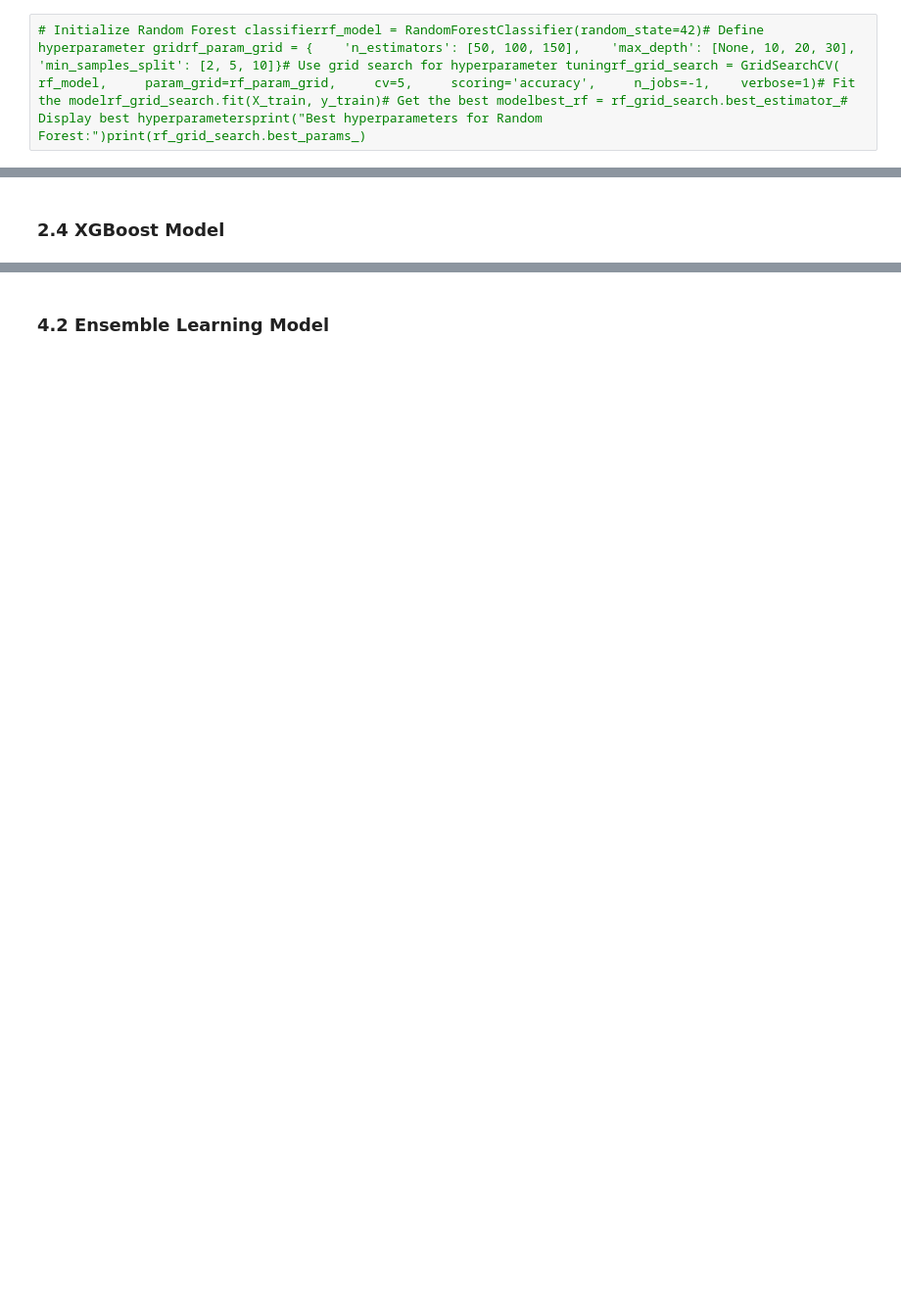
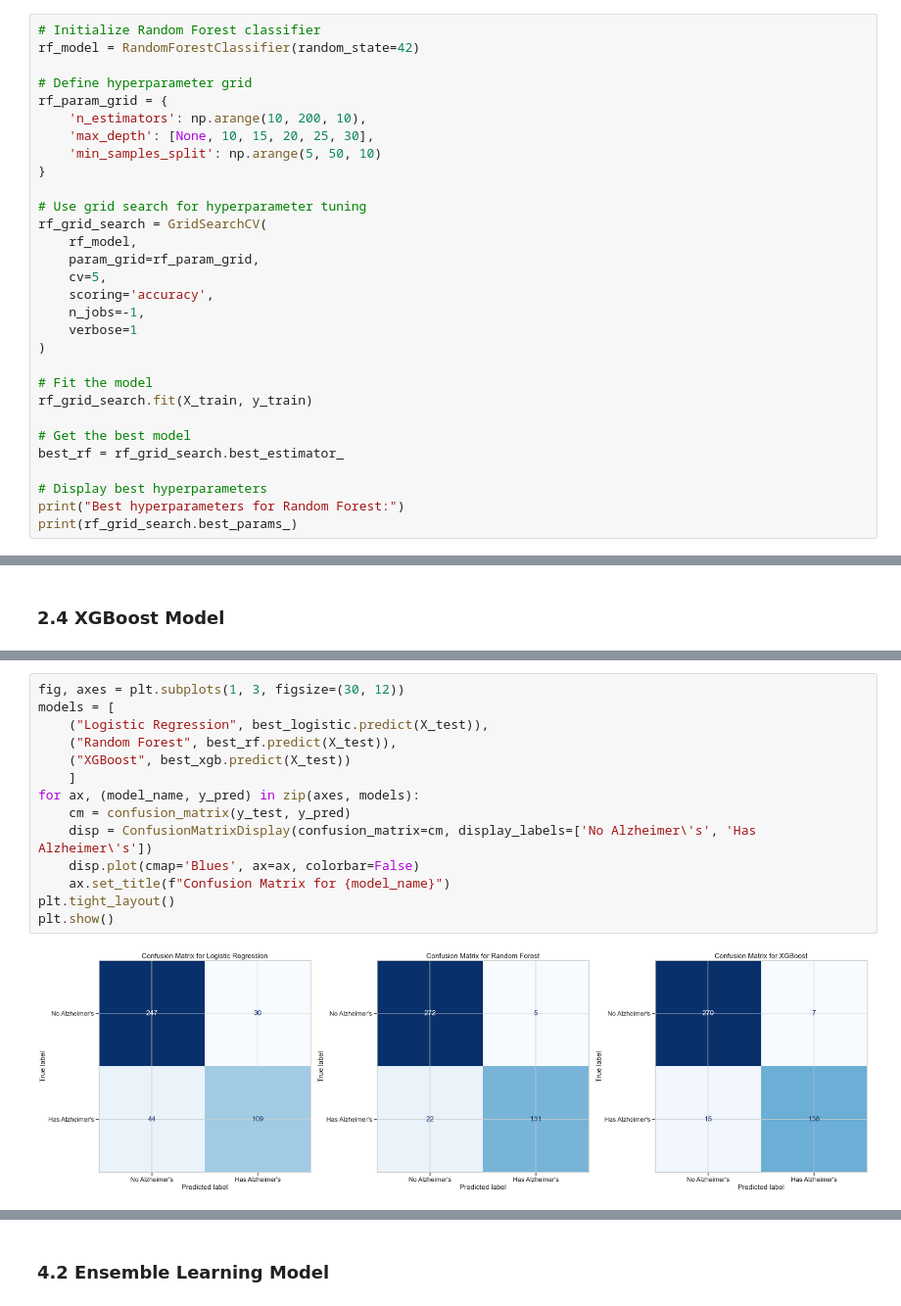
Before and after one commit to WellFan/alzheimer, a Jupyter notebook: alzheimer.ipynb, the cells around one changed output, grey strips where cells are left out. Shown at 98% size. Saved outputs shown, nothing was run; the diff lists cells and outputs as text; blank space fills up the shorter version.

```diff
--- a/alzheimer.ipynb
+++ b/alzheimer.ipynb
@@ -53,4 +344,32 @@
 # %% [markdown]
 ### 2.3 Random Forest Model
 # %%
-# Initialize Random Forest classifierrf_model = RandomForestClassifier(random_state=42)# Define hyperparameter gridrf_param_grid = {    'n_estimators': [50, 100, 150],    'max_depth': [None, 10, 20, 30],    'min_samples_split': [2, 5, 10]}# Use grid search for hyperparameter tuningrf_grid_search = GridSearchCV(    rf_model,     param_grid=rf_param_grid,     cv=5,     scoring='accuracy',     n_jobs=-1,    verbose=1)# Fit the modelrf_grid_search.fit(X_train, y_train)# Get the best modelbest_rf = rf_grid_search.best_estimator_# Display best hyperparametersprint("Best hyperparameters for Random Forest:")print(rf_grid_search.best_params_)
+# Initialize Random Forest classifier
+rf_model = RandomForestClassifier(random_state=42)
+
+# Define hyperparameter grid
+rf_param_grid = {
+    'n_estimators': np.arange(10, 200, 10),
+    'max_depth': [None, 10, 15, 20, 25, 30],
+    'min_samples_split': np.arange(5, 50, 10)
+}
+
+# Use grid search for hyperparameter tuning
+rf_grid_search = GridSearchCV(
+    rf_model,
+    param_grid=rf_param_grid,
+    cv=5,
+    scoring='accuracy',
+    n_jobs=-1,
+    verbose=1
+)
+
+# Fit the model
+rf_grid_search.fit(X_train, y_train)
+
+# Get the best model
+best_rf = rf_grid_search.best_estimator_
+
+# Display best hyperparameters
+print("Best hyperparameters for Random Forest:")
+print(rf_grid_search.best_params_)
@@ -100,0 +474,16 @@
+# %%
+fig, axes = plt.subplots(1, 3, figsize=(30, 12))
+models = [
+    ("Logistic Regression", best_logistic.predict(X_test)),
+    ("Random Forest", best_rf.predict(X_test)),
+    ("XGBoost", best_xgb.predict(X_test))
+    ]
+for ax, (model_name, y_pred) in zip(axes, models):
+    cm = confusion_matrix(y_test, y_pred)
+    disp = ConfusionMatrixDisplay(confusion_matrix=cm, display_labels=['No Alzheimer\'s', 'Has Alzheimer\'s'])
+    disp.plot(cmap='Blues', ax=ax, colorbar=False)
+    ax.set_title(f"Confusion Matrix for {model_name}")
+plt.tight_layout()
+plt.show()
+# %% [output]
+[figure, added]
```
Also changed, not shown: parts of 92 cells of this notebook, 2 other files.
